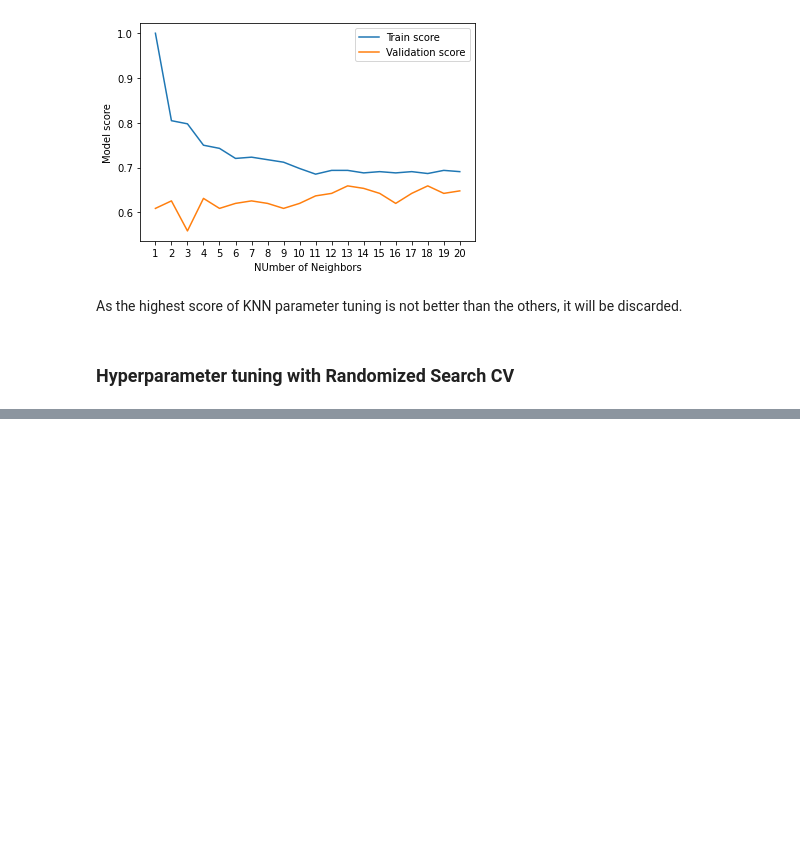
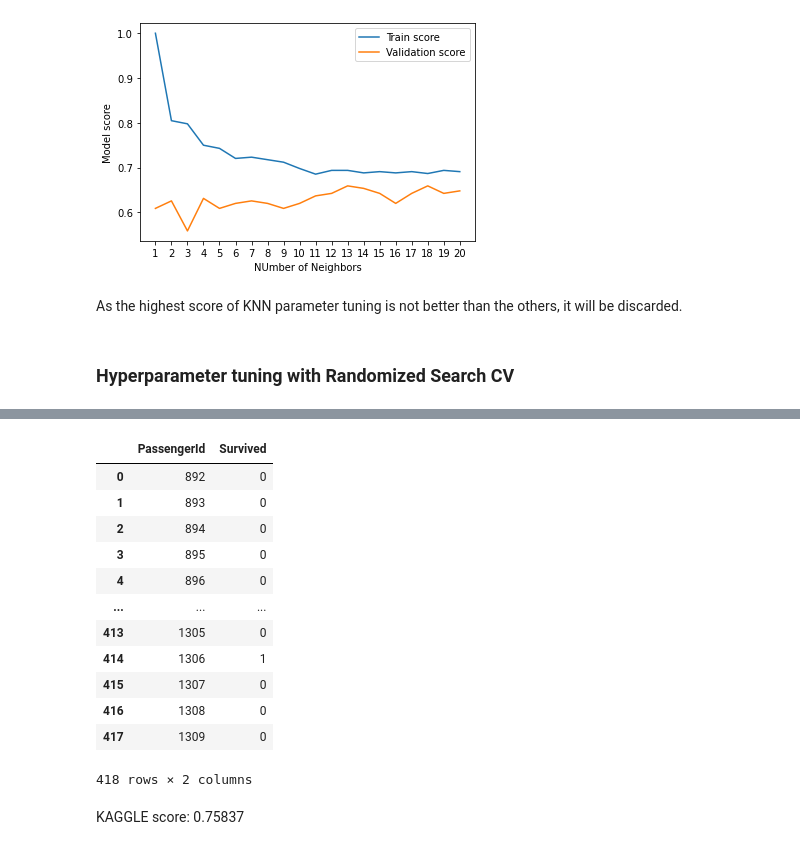
Before and after one commit to Shahnewaz-Karim/Titanic_survival_prediction_LogReg_KN_RF, a Jupyter notebook: Titanic survival prediction.ipynb, the cells around one changed output, grey strips where cells are left out. Cells and saved outputs as stored; diff of their text form; code cells hidden in the pictures; blank space fills up the shorter version.

```diff
--- a/Titanic survival prediction.ipynb
+++ b/Titanic survival prediction.ipynb
@@ -727,0 +915,3 @@ As the highest score of KNN parameter tuning is not better than the others, it w
+# %%
+# Loading a saved model
+loaded_pickle_model = pickle.load(open("gs_random_forest.pkl", "rb"))
@@ -727,0 +920,4 @@ As the highest score of KNN parameter tuning is not better than the others, it w
+# %%
+# Make predictions with loaded model
+
+pickle_y_preds = loaded_pickle_model.predict(transformed_test)
@@ -727,0 +947,19 @@ As the highest score of KNN parameter tuning is not better than the others, it w
+# %%
+test["Survived"] = pickle_y_preds
+# %%
+test_submission = test[["PassengerId","Survived"]].copy()
+test_submission
+# %% [output]
+|  | PassengerId | Survived |
+| 0 | 892 | 0 |
+| 1 | 893 | 0 |
+| 2 | 894 | 0 |
+| 3 | 895 | 0 |
+| 4 | 896 | 0 |
+| ... | ... | ... |
+| 413 | 1305 | 0 |
+| 414 | 1306 | 1 |
+| 415 | 1307 | 0 |
+| 416 | 1308 | 0 |
+| 417 | 1309 | 0 |
+418 rows × 2 columns
@@ -727,0 +968,2 @@ As the highest score of KNN parameter tuning is not better than the others, it w
+# %% [markdown]
+KAGGLE score: 0.75837
```
Also changed, not shown: parts of 26 cells of this notebook.
